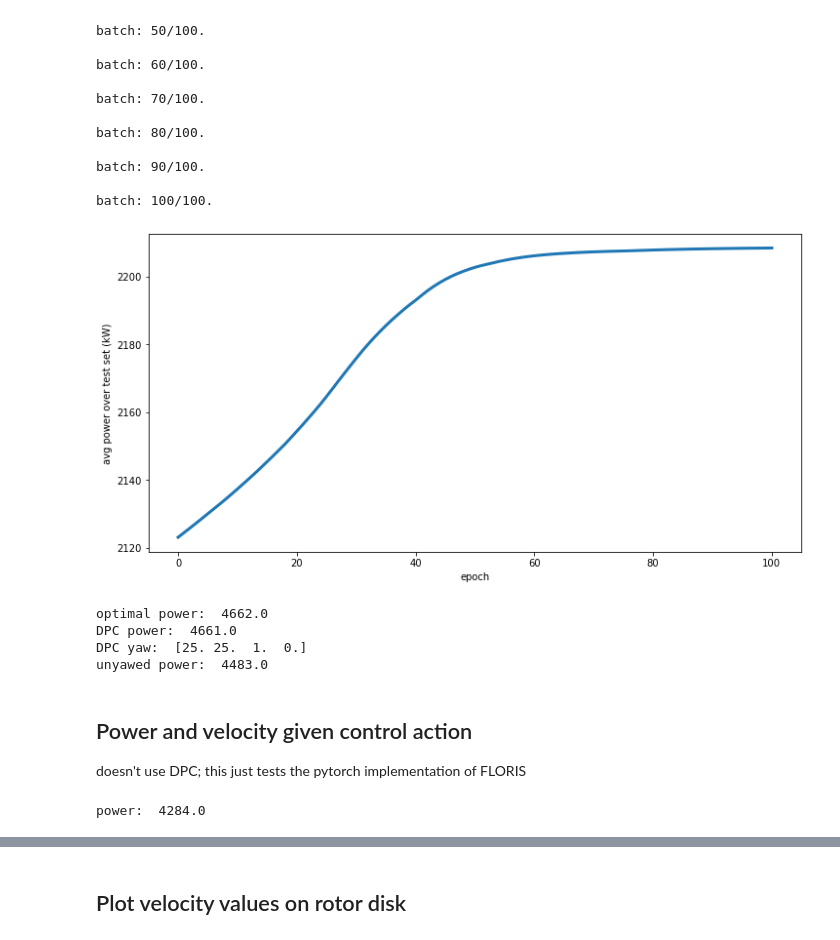
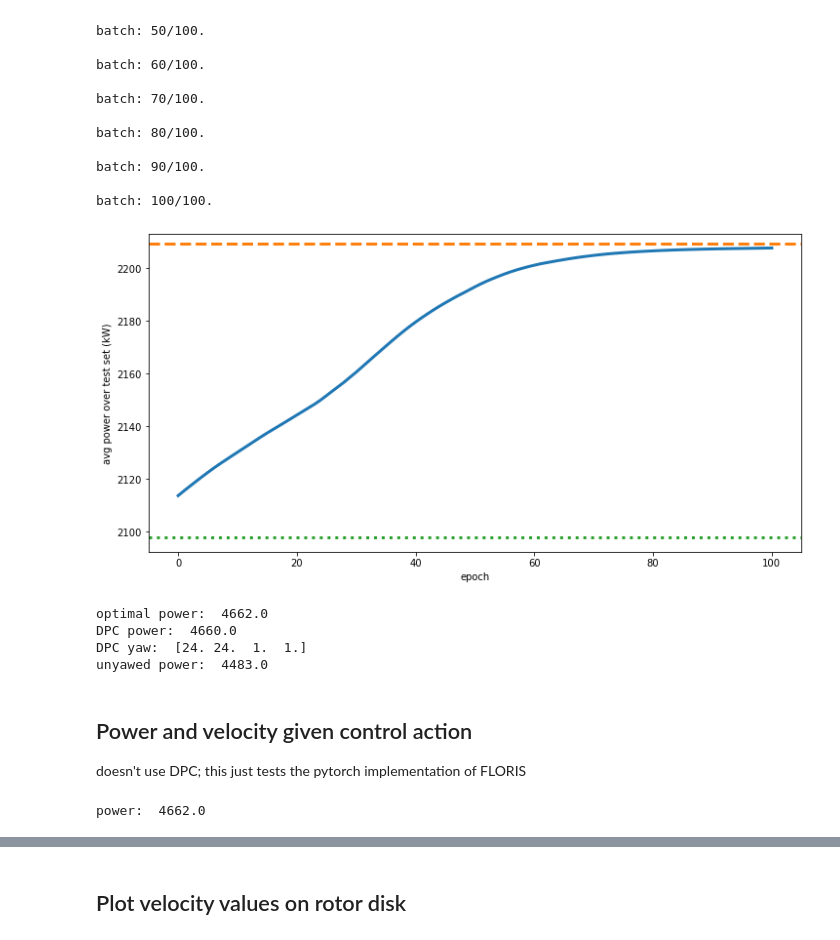
Before and after one commit to janiadcock/floris_torch, a Jupyter notebook: floris_torch.ipynb, the cells around one changed output, grey strips where cells are left out. Saved outputs shown, nothing was run; the diff lists cells and outputs as text; code cells hidden in the pictures.

Commit message:
reorder control actions to match x and y coordinate rotation

```diff
--- a/floris_torch.ipynb
+++ b/floris_torch.ipynb
@@ -471,18 +481,10 @@ u_viol_losses = []
 power_losses = []
 test_powers = []
 
-# evaluate and save performance of untrained model on test set
-# note: test set only used to evaluate performance; not used for training
+# evaluate and save performance of untrained model on validation set
 ws_test = torch.tensor([[4.], [5.], [6.], [7.], [8.]])
-wd = torch.tensor([wd_fixed])
-test_power = 0.
-for ws in ws_test:
-    u, clipped_u = get_control(ws, wd)
-    flow_field_u, x_coord_rotated, yaw_angle = get_field_rotor(ws, wd, clipped_u, set_yaw)
-    p = get_power(flow_field_u, x_coord_rotated, yaw_angle)
-    test_power += -torch.sum(p)
-test_power /= len(ws_test)
-test_powers.append(test_power.detach().numpy())
+wd_test = torch.tensor([wd_fixed])
+test_power(ws_test, wd_test, test_powers) # modifies test_powers
 
 # train
 for batch in range(num_batches):
@@ -502,12 +504,16 @@ for batch in range(num_batches):
         # generate training data at random from desired range
         # for real farm, would use historical ws and wd data instead
         ws = torch.rand(1) * ws_max # ws from [0, ws_max]
-        wd = torch.tensor([wd_fixed]) # to do: add option to train for varying wd
+        wd = wd_fixed + .1*(torch.rand(1) -.5) # wd varies around wd_fixed
         ws_all.append(ws.detach().numpy())
         wd_all.append(wd.detach().numpy())
 
-        u, clipped_u = get_control(ws, wd)
-        flow_field_u, x_coord_rotated, yaw_angle = get_field_rotor(ws, wd, clipped_u, set_yaw)
+        x_coord_rotated, y_coord_rotated, mesh_x_rotated, \
+            mesh_y_rotated, mesh_z, inds_sorted = get_turbine_mesh(wd)
+        u, clipped_u = get_control(ws, wd, inds_sorted)
+        flow_field_u, yaw_angle = get_field_rotor(ws, wd, clipped_u, set_yaw, \
+            x_coord_rotated, y_coord_rotated, mesh_x_rotated, \
+            mesh_y_rotated, mesh_z, inds_sorted)
         p = get_power(flow_field_u, x_coord_rotated, yaw_angle)
         power_cost = -torch.sum(p)
         u_all.append(u.detach().numpy())
@@ -539,15 +545,7 @@ for batch in range(num_batches):
     u_viol_losses.append(u_viol_loss.detach().numpy())
     power_losses.append(power_loss.detach().numpy())
 
-    wd = torch.tensor([wd_fixed])
-    test_power = 0.
-    for ws in ws_test:
-        u, clipped_u = get_control(ws, wd)
-        flow_field_u, x_coord_rotated, yaw_angle = get_field_rotor(ws, wd, clipped_u, set_yaw)
-        p = get_power(flow_field_u, x_coord_rotated, yaw_angle)
-        test_power += -torch.sum(p)
-    test_power /= len(ws_test)
-    test_powers.append(test_power.detach().numpy())
+    test_power(ws_test, wd_test, test_powers) # modifies test_powers
 # %% [output]
 batch: 10/100.
 
@@ -569,54 +567,66 @@ batch: 90/100.
 
 batch: 100/100.
 # %%
-# power for test set from FLORIS model (baseline and optimized)
-# FLORIS_baseline = (4483. + 2948. + 1771. + 923. + 364.)/5.
-# FLORIS_opt = (4662. + 3094. + 1882. + 1003. + 406.)/5.
+# power for validation set from FLORIS model (baseline and optimized)
+FLORIS_baseline = (4483. + 2948. + 1771. + 923. + 364.)/5.
+FLORIS_opt = (4662. + 3094. + 1882. + 1003. + 406.)/5.
 
 plt.rcParams.update({'font.size': 16})
 plt.plot(-np.array(test_powers), label='DPC', color='tab:blue', linestyle='-', linewidth=3)
-# plt.axhline(FLORIS_opt, label='lookup table', color='tab:orange', linestyle='--', linewidth=3)
-# plt.axhline(FLORIS_baseline, label='baseline', color='tab:green', linestyle=':', linewidth=3)
+plt.axhline(FLORIS_baseline, label='baseline', color='tab:green', linestyle=':', linewidth=3)
+plt.axhline(FLORIS_opt, label='lookup table', color='tab:orange', linestyle='--', linewidth=3)
 plt.xlabel('epoch')
 plt.ylabel('avg power over test set (kW)')
 fig = plt.gcf()
 fig.set_size_inches(12,6)
 plt.show()
 # %% [output]
-[figure, old version]
+[figure, new version]
 # %%
-ws = torch.tensor([8.0])
+ws = torch.tensor([ws_max])
 wd = torch.tensor([wd_fixed])
 
+x_coord_rotated, y_coord_rotated, mesh_x_rotated, \
+    mesh_y_rotated, mesh_z, inds_sorted = get_turbine_mesh(wd)
+u, clipped_u = get_control(ws, wd, inds_sorted)
+
 u = torch.tensor([25., 25., 0., 0.])
-flow_field_u, x_coord_rotated, yaw_angle = get_field_rotor(ws, wd, u, set_yaw)
+flow_field_u, yaw_angle = get_field_rotor(ws, wd, u, set_yaw, \
+    x_coord_rotated, y_coord_rotated, mesh_x_rotated, \
+    mesh_y_rotated, mesh_z, inds_sorted)
 p = get_power(flow_field_u, x_coord_rotated, yaw_angle)
 print("optimal power: ", np.round(torch.sum(p).detach().numpy(), 0))
 
-u, clipped_u = get_control(ws, wd)
-flow_field_u, x_coord_rotated, yaw_angle = get_field_rotor(ws, wd, clipped_u, set_yaw)
+u, clipped_u = get_control(ws, wd, inds_sorted)
+flow_field_u, yaw_angle = get_field_rotor(ws, wd, clipped_u, set_yaw, \
+    x_coord_rotated, y_coord_rotated, mesh_x_rotated, \
+    mesh_y_rotated, mesh_z, inds_sorted)
 p = get_power(flow_field_u, x_coord_rotated, yaw_angle)
 print("DPC power: ", np.round(torch.sum(p).detach().numpy(), 0))
 print("DPC yaw: ", np.round((u*umax).detach().numpy(), 0))
 
 u = torch.tensor([0., 0., 0., 0.])
-flow_field_u, x_coord_rotated, yaw_angle = get_field_rotor(ws, wd, u, set_yaw)
+flow_field_u, yaw_angle = get_field_rotor(ws, wd, u, set_yaw, \
+    x_coord_rotated, y_coord_rotated, mesh_x_rotated, \
+    mesh_y_rotated, mesh_z, inds_sorted)
 p = get_power(flow_field_u, x_coord_rotated, yaw_angle)
 print("unyawed power: ", np.round(torch.sum(p).detach().numpy(), 0))
 
 print("")
 # %% [output]
 optimal power:  4662.0
-DPC power:  4661.0
-DPC yaw:  [25. 25.  1.  0.]
+DPC power:  4660.0
+DPC yaw:  [24. 24.  1.  1.]
 unyawed power:  4483.0
 # %% [markdown]
 ## Power and velocity given control action
 doesn't use DPC; this just tests the pytorch implementation of FLORIS
 # %%
-u = torch.tensor([0., 0., 25., 25.])
-flow_field_u, x_coord_rotated, yaw_angle = get_field_rotor(ws, wd, u, set_yaw)
+u = torch.tensor([25., 25., 0., 0.])
+flow_field_u, yaw_angle = get_field_rotor(ws, wd, u, set_yaw, \
+    x_coord_rotated, y_coord_rotated, mesh_x_rotated, \
+    mesh_y_rotated, mesh_z, inds_sorted)
 p = get_power(flow_field_u, x_coord_rotated, yaw_angle)
 print("power: ", np.round(torch.sum(p).detach().numpy(), 0))
 # %% [output]
-power:  4284.0
+power:  4662.0
```
Also changed, not shown: parts of 7 cells of this notebook.
